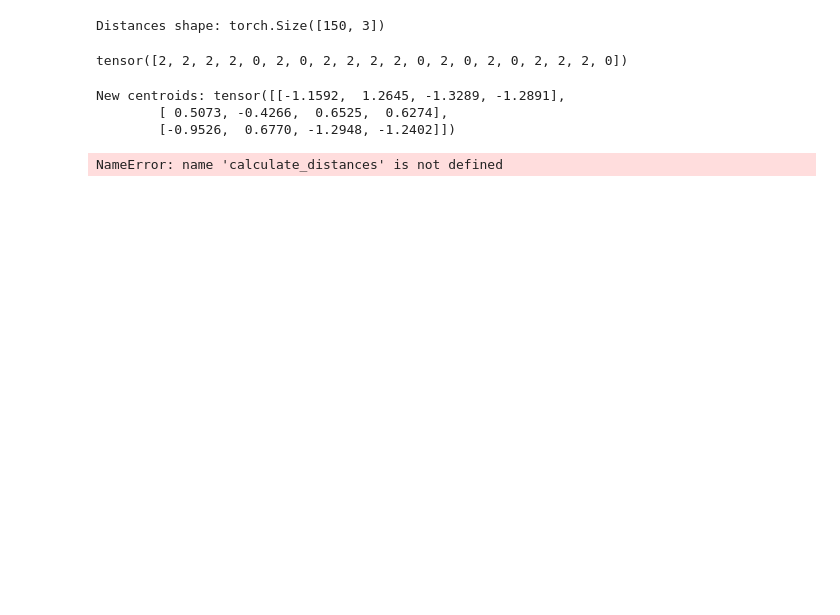
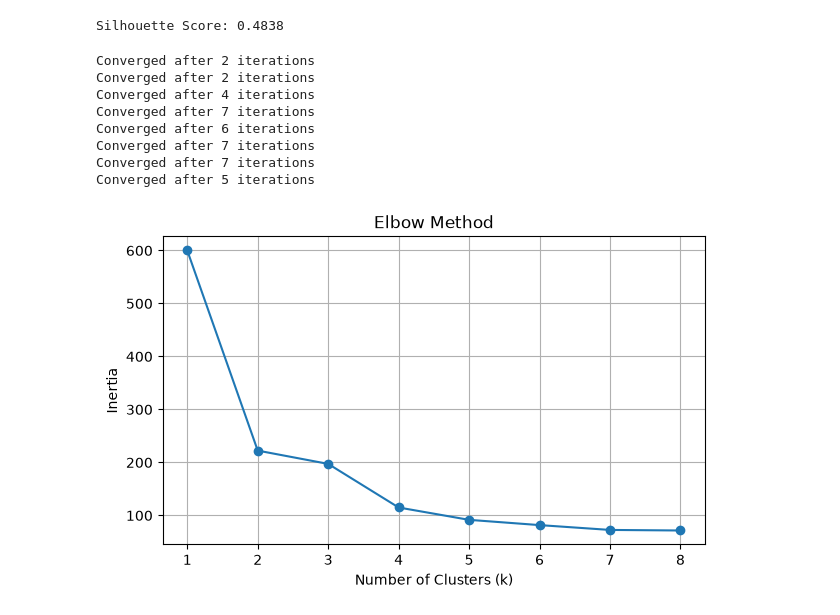
Before and after one commit to Thakor-Yashpal/Machine-learning-ML-and-deep-learning-DL-Algorithms, a Jupyter notebook: Algorithms(DL & ML)/K-Means Clustering/K-Means Clustering.ipynb, the cells around one changed output. Saved outputs shown, nothing was run; the diff lists cells and outputs as text; code cells hidden in the pictures; blank space fills up the shorter version.

```diff
--- a/Algorithms(DL & ML)/K-Means Clustering/K-Means Clustering.ipynb
+++ b/Algorithms(DL & ML)/K-Means Clustering/K-Means Clustering.ipynb
@@ -98,6 +99,0 @@ def calulate_distances(X, centroids):
-# %%
-distances = calulate_distances(X_scaled, centroids)
-
-print("Distances shape:", distances.shape)
-# %% [output]
-Distances shape: torch.Size([150, 3])
@@ -110,6 +99,0 @@ def assign_clusters(distances):
-# %%
-clusters = assign_clusters(distances)
-
-print(clusters[:20])
-# %% [output]
-tensor([2, 2, 2, 2, 0, 2, 0, 2, 2, 2, 2, 0, 2, 0, 2, 0, 2, 2, 2, 0])
@@ -135,8 +99,0 @@ def update_centroids(X, clusters, k):
-# %%
-new_centroids = update_centroids(X_scaled, clusters, K)
-
-print("New centroids:", new_centroids)
-# %% [output]
-New centroids: tensor([[-1.1592,  1.2645, -1.3289, -1.2891],
-        [ 0.5073, -0.4266,  0.6525,  0.6274],
-        [-0.9526,  0.6770, -1.2948, -1.2402]])
@@ -187,10 +99,0 @@ def kmeans(X,K,max_iterations=100,tolerance=1e-4):
-# %%
-torch.manual_seed(42)
-
-clusters, centroids = kmeans(
-    X_scaled,
-    K=3,
-    max_iterations=100
-)
-# %% [output]
-NameError: name 'calculate_distances' is not defined
@@ -245,0 +100,43 @@ print("Final centroids:\n", centroids)
+# %%
+score = silhouette_score(X, clusters)
+print(f"Silhouette Score: {score:.4f}")
+# %% [output]
+Silhouette Score: 0.4838
+# %%
+def calculate_inertia(X, clusters, centroids):
+    total = 0.0
+
+    for k in range(len(centroids)):
+        points = X[clusters == k]
+        if len(points) > 0:
+            total += ((points - centroids[k]) ** 2).sum().item()
+
+    return total
+
+
+k_values = range(1, 9)
+inertias = []
+
+for k in k_values:
+    torch.manual_seed(42)
+    cluster_ids, centers = kmeans(X, k)
+    inertias.append(calculate_inertia(X, cluster_ids, centers))
+
+plt.figure(figsize=(7, 4))
+plt.plot(list(k_values), inertias, marker="o")
+plt.xlabel("Number of Clusters (k)")
+plt.ylabel("Inertia")
+plt.title("Elbow Method")
+plt.xticks(list(k_values))
+plt.grid()
+plt.show()
+# %% [output]
+Converged after 2 iterations
+Converged after 2 iterations
+Converged after 4 iterations
+Converged after 7 iterations
+Converged after 6 iterations
+Converged after 7 iterations
+Converged after 7 iterations
+Converged after 5 iterations
+[figure, added]
```
Also changed, not shown: parts of 16 cells of this notebook.
